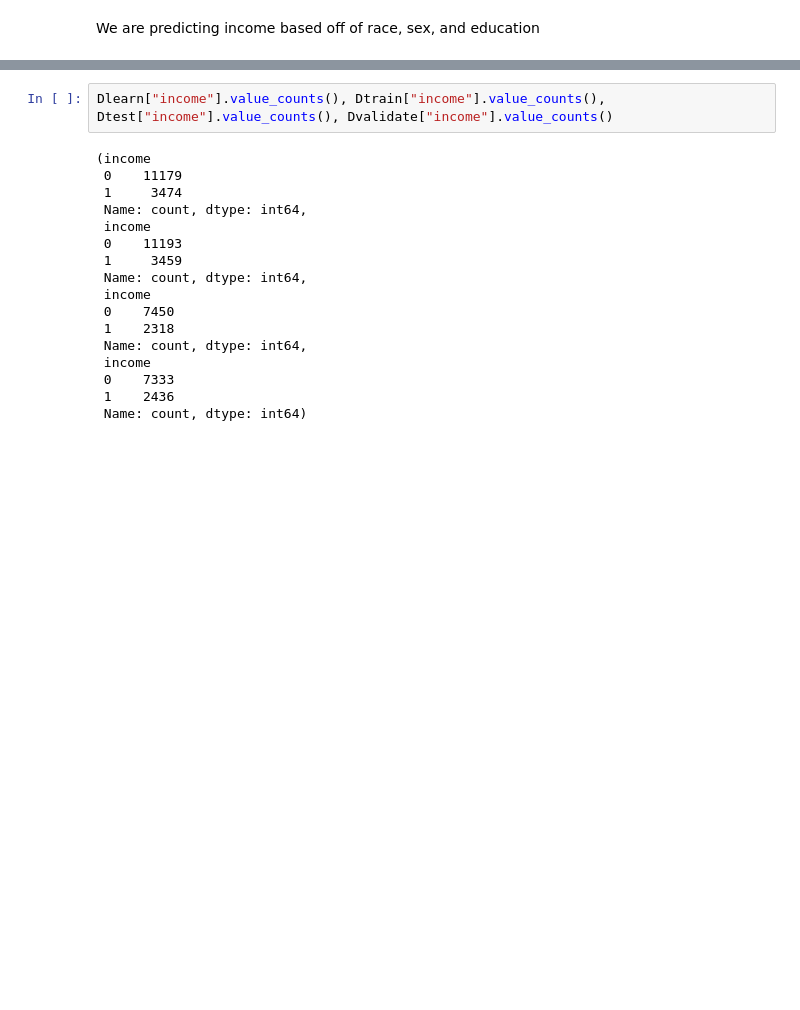
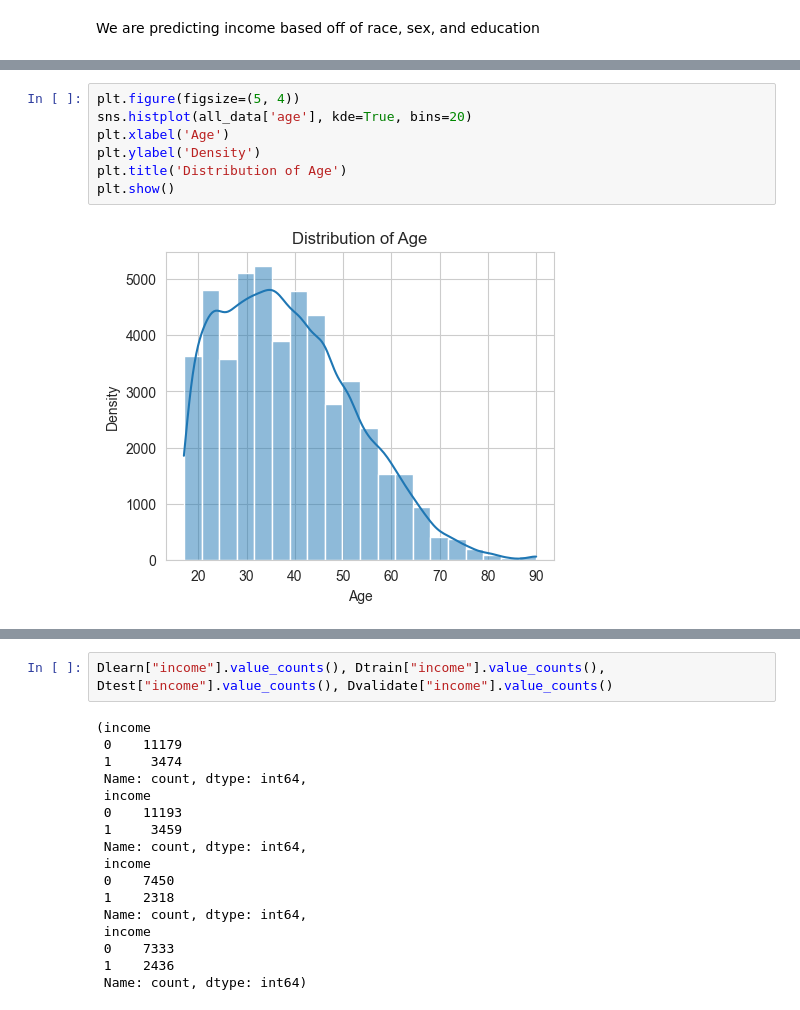
Before and after one commit to dianaggomez/FADE_extension, a Jupyter notebook: notebooks/preprocess_data.ipynb, the cells around one changed output, grey strips where cells are left out. Saved outputs shown, nothing was run; the diff lists cells and outputs as text; blank space fills up the shorter version.

```diff
--- a/notebooks/preprocess_data.ipynb
+++ b/notebooks/preprocess_data.ipynb
@@ -177 +196,10 @@ train.head()
+# %%
+plt.figure(figsize=(5, 4))
+sns.histplot(all_data['age'], kde=True, bins=20)
+plt.xlabel('Age')
+plt.ylabel('Density')
+plt.title('Distribution of Age')
+plt.show()
+# %% [output]
+[figure, added]
 # %%
```
Also changed, not shown: parts of 29 cells of this notebook.
